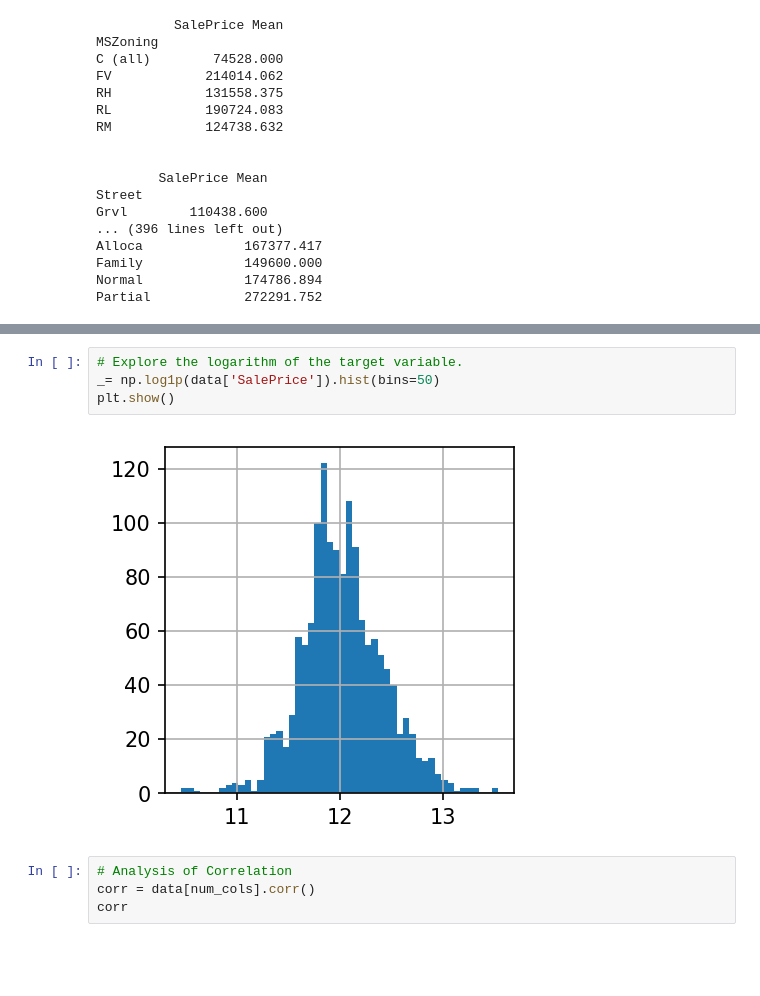
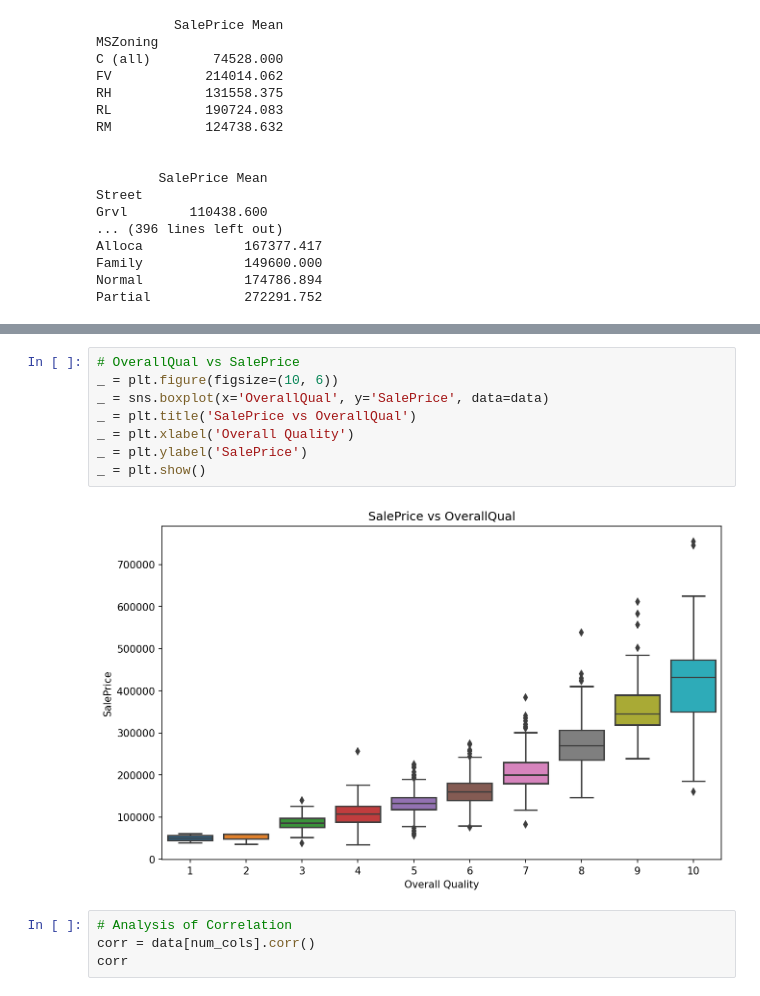
Before and after one commit to sdemirus/HousePricePrediction, a Jupyter notebook: Notebook/03_EDA.ipynb, the cells around one changed output, grey strips where cells are left out. Drawn from its saved outputs; the diff is of its cells as text; blank space fills up the shorter version.

```diff
--- a/Notebook/03_EDA.ipynb
+++ b/Notebook/03_EDA.ipynb
@@ -370,9 +371,13 @@ plt.show()
-# %%
-# Explore the logarithm of the target variable.
-_= np.log1p(data['SalePrice']).hist(bins=50)
-plt.show()
-# %% [output]
-[figure, removed]
+# %%
+# OverallQual vs SalePrice
+_ = plt.figure(figsize=(10, 6))
+_ = sns.boxplot(x='OverallQual', y='SalePrice', data=data)
+_ = plt.title('SalePrice vs OverallQual')
+_ = plt.xlabel('Overall Quality')
+_ = plt.ylabel('SalePrice')
+_ = plt.show()
+# %% [output]
+[figure, added]
 # %%
 # Analysis of Correlation
 corr = data[num_cols].corr()
```
Also changed, not shown: parts of 3 cells of this notebook, 1 other file.
